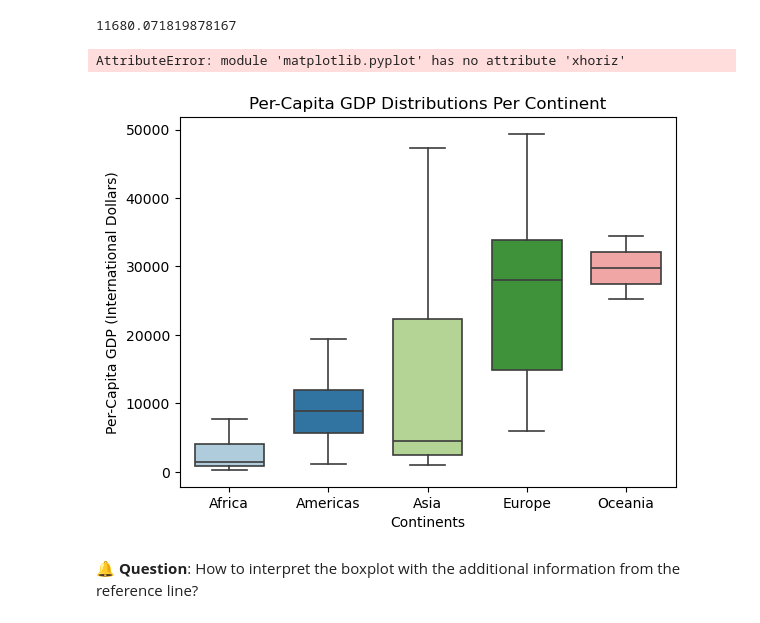
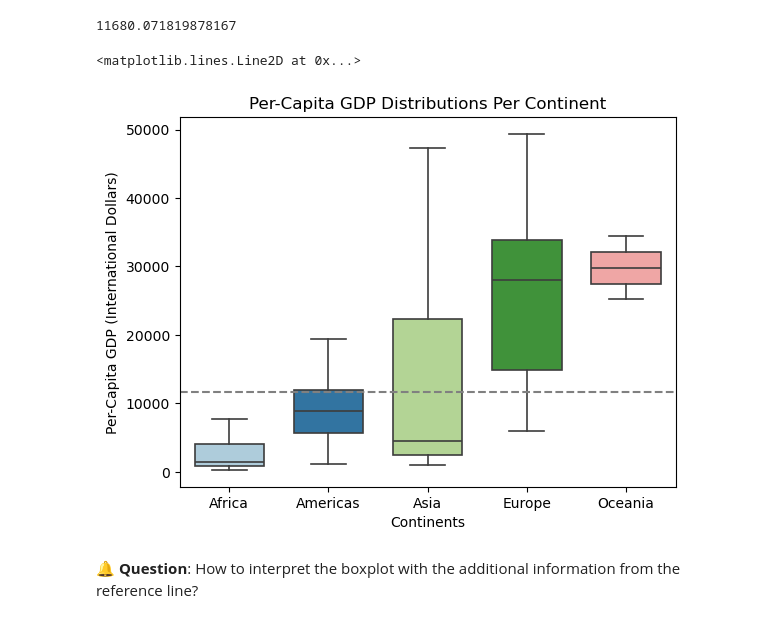
Before and after one commit to annitodd/Python-Data-Visualization, a Jupyter notebook: lessons/01_python_data_visualization.ipynb, the cells around one changed output. Drawn from its saved outputs; the diff is of its cells as text; code cells hidden in the pictures.

```diff
--- a/lessons/01_python_data_visualization.ipynb
+++ b/lessons/01_python_data_visualization.ipynb
@@ -598,22 +598,22 @@ gm_latest['gdpPercap'].mean()
 # %%
 
 # YOUR CODE HERE
 sns.boxplot(data=gm_latest,
             x='continent',
             y='gdpPercap',
             order=['Africa', 'Americas', 'Asia', 'Europe', 'Oceania'],
             fliersize = 0, # size of the flier = 0
             linewidth = 1.2,
             width = 0.7,
             palette = 'Paired')
 
 plt.title('Per-Capita GDP Distributions Per Continent', fontsize=12)
 plt.xlabel('Continents')
 plt.ylabel('Per-Capita GDP (International Dollars)')
-plt.xhoriz(11680.071819878167)
+plt.axhline(y=11680.071819878167,color='grey',linestyle='dashed')
 # %% [output]
-AttributeError: module 'matplotlib.pyplot' has no attribute 'xhoriz'
+<matplotlib.lines.Line2D at 0x...>
-[figure, old version]
+[figure, new version]
 # %% [markdown]
 🔔 **Question**: How to interpret the boxplot with the additional information from the reference line?
 # %% [markdown]
```
Also changed, not shown: parts of 1 cell of this notebook.
